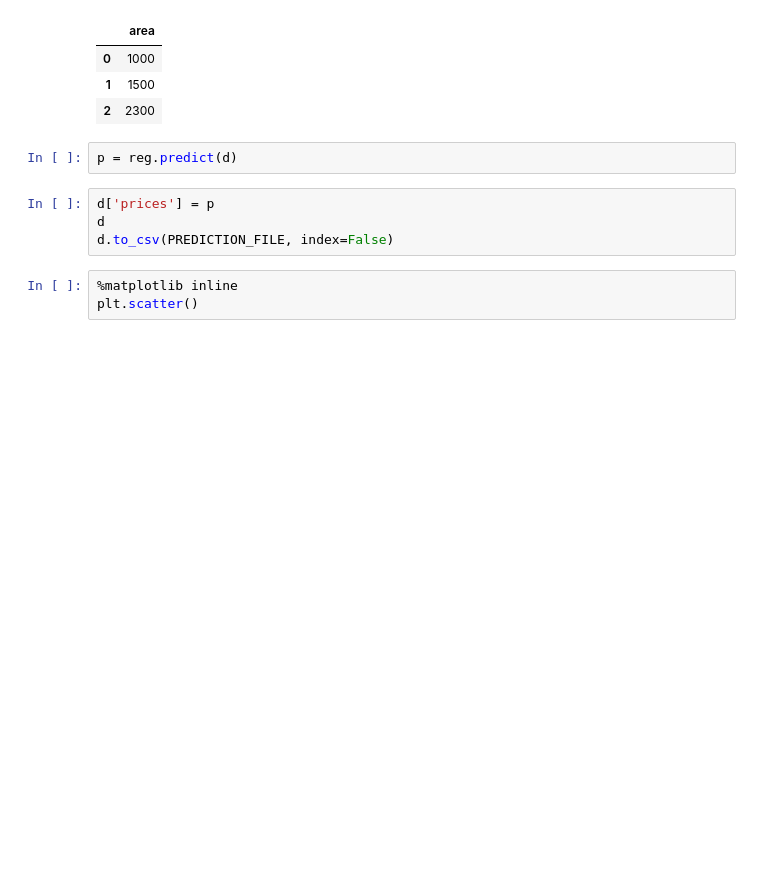
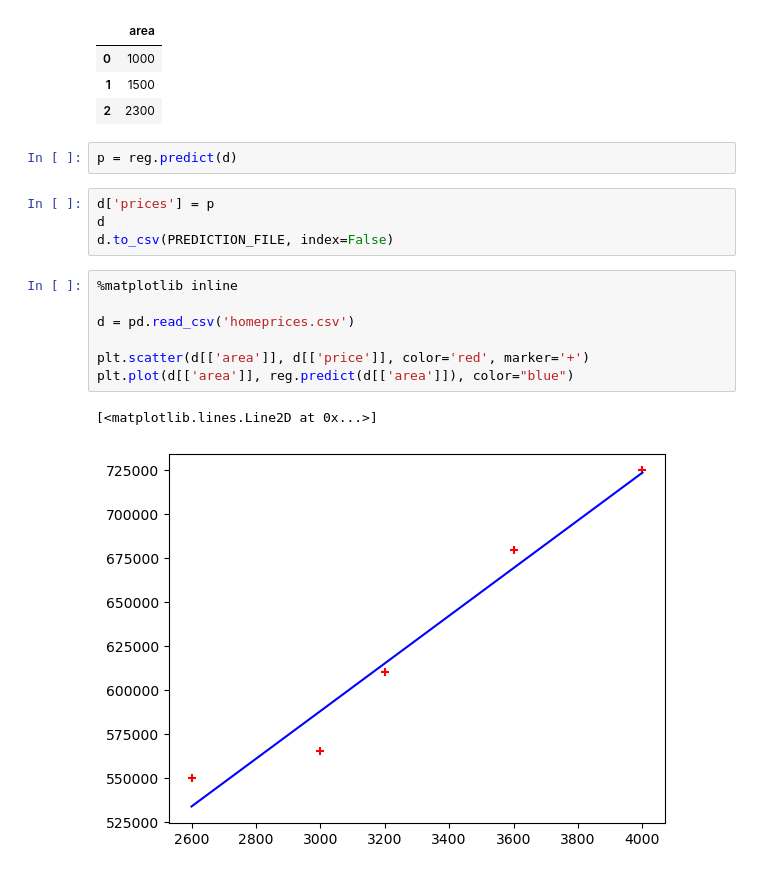
Before and after one commit to cthacker-udel/MLIntro, a Jupyter notebook: practice1.ipynb, the cells around one changed output. Saved outputs shown, nothing was run; the diff lists cells and outputs as text; blank space fills up the shorter version.

```diff
--- a/practice1.ipynb
+++ b/practice1.ipynb
@@ -106,6 +106,13 @@ p = reg.predict(d)
 d['prices'] = p
 d
 d.to_csv(PREDICTION_FILE, index=False)
-# %%
-%matplotlib inline
-plt.scatter()
+# %%
+%matplotlib inline
+
+d = pd.read_csv('homeprices.csv')
+
+plt.scatter(d[['area']], d[['price']], color='red', marker='+')
+plt.plot(d[['area']], reg.predict(d[['area']]), color="blue")
+# %% [output]
+[<matplotlib.lines.Line2D at 0x...>]
+[figure, added]
```
Also changed, not shown: parts of 3 cells of this notebook, 1 other file.
